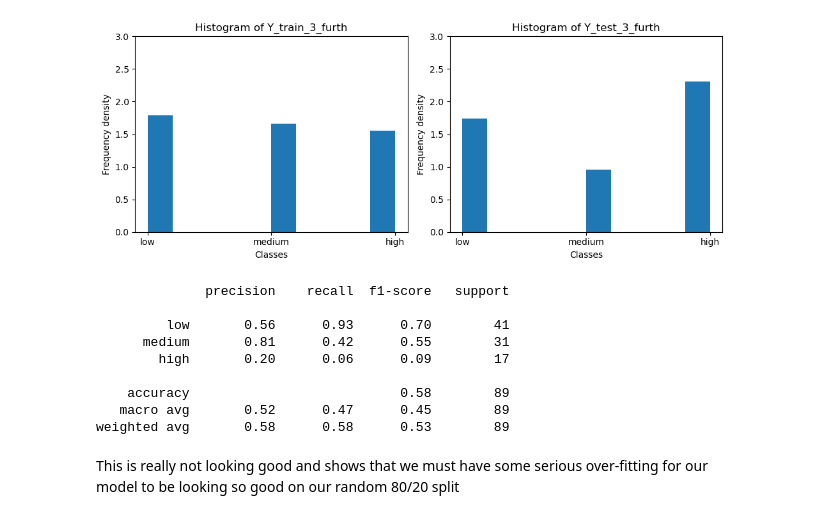
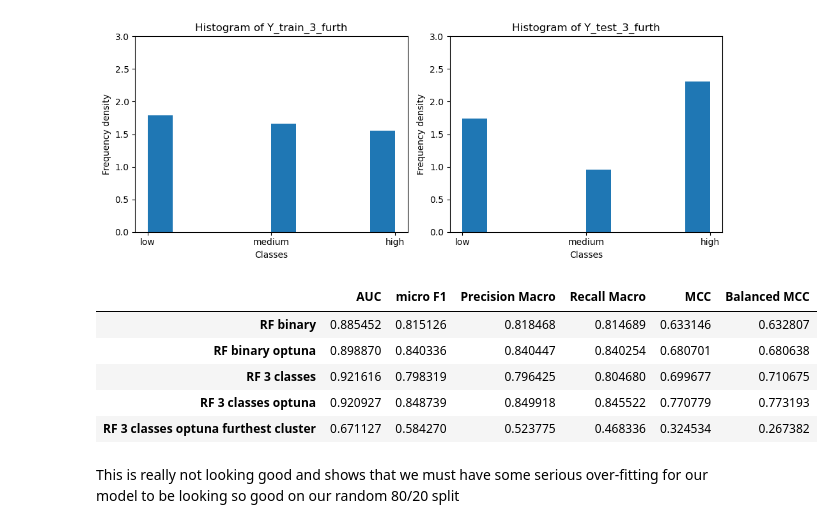
Before and after one commit to ASarriJackson/SummerProject, a Jupyter notebook: Classifiers/Classification_Random_Forrest.ipynb, the cells around one changed output. Cells and saved outputs as stored; diff of their text form; code cells hidden in the pictures.

```diff
--- a/Classifiers/Classification_Random_Forrest.ipynb
+++ b/Classifiers/Classification_Random_Forrest.ipynb
@@ -278,7 +284,7 @@ model_RF_3 = load('Optuna_model_RF_3_furth.pkl')
 # %% [markdown]
 Create our furthest cluster splits
 # %%
-X_test_3_furth, X_train_3_furth, Y_test_3_furth, Y_train_3_furth = furthest_cluster_split(compounds, smiles_column="SMILES", CID_column="CID", pIC50_column="bin_3")
+X_train_3_furth, X_test_3_furth, Y_train_3_furth, Y_test_3_furth = furthest_cluster_split(compounds, smiles_column="SMILES", CID_column="CID", pIC50_column="bin_3")
 # %% [markdown]
 Now train our model on the most similar compounds
 # %%
@@ -326,17 +332,18 @@ plt.show()
 # %% [output]
 [figure]
 # %%
-print(classification_report(Y_test_3_furth, model_RF_3.predict(X_test_3_furth),target_names=bins_label_3))
+classification_report_dict_3_furth_optuna = classification_report(Y_test_3_furth, model_RF_3.predict(X_test_3_furth),target_names=bins_label_3,output_dict=True)
-# %% [output]
-              precision    recall  f1-score   support
-
-         low       0.56      0.93      0.70        41
-      medium       0.81      0.42      0.55        31
-        high       0.20      0.06      0.09        17
-
-    accuracy                           0.58        89
-   macro avg       0.52      0.47      0.45        89
-weighted avg       0.58      0.58      0.53        89
+# %%
+RF_eval["RF 3 classes optuna furthest cluster"] = {"AUC": roc_auc_score(Y_test_3_furth, model_RF_3.predict_proba(X_test_3_furth),multi_class="ovr",average="micro"), "micro F1": classification_report_dict_3_furth_optuna["accuracy"], "Precision Macro": classification_report_dict_3_furth_optuna["macro avg"]["precision"], "Recall Macro": classification_report_dict_3_furth_optuna["macro avg"]["recall"],"MCC": matthews_corrcoef(Y_test_3_furth, model_RF_3.predict(X_test_3_furth)),"Balanced MCC": balanced_MCC_macro_avg(Y_test_3_furth, model_RF_3.predict(X_test_3_furth))}
+# %%
+pd.DataFrame(RF_eval).T
+# %% [output]
+|  | AUC | micro F1 | Precision Macro | Recall Macro | MCC | Balanced MCC |
+| RF binary | 0.885452 | 0.815126 | 0.818468 | 0.814689 | 0.633146 | 0.632807 |
+| RF binary optuna | 0.898870 | 0.840336 | 0.840447 | 0.840254 | 0.680701 | 0.680638 |
+| RF 3 classes | 0.921616 | 0.798319 | 0.796425 | 0.804680 | 0.699677 | 0.710675 |
+| RF 3 classes optuna | 0.920927 | 0.848739 | 0.849918 | 0.845522 | 0.770779 | 0.773193 |
+| RF 3 classes optuna furthest cluster | 0.671127 | 0.584270 | 0.523775 | 0.468336 | 0.324534 | 0.267382 |
 # %% [markdown]
 This is really not looking good and shows that we must have some serious over-fitting for our model to be looking so good on our random 80/20 split
 # %% [markdown]
```
Also changed, not shown: parts of 27 cells of this notebook, 10 other files.
